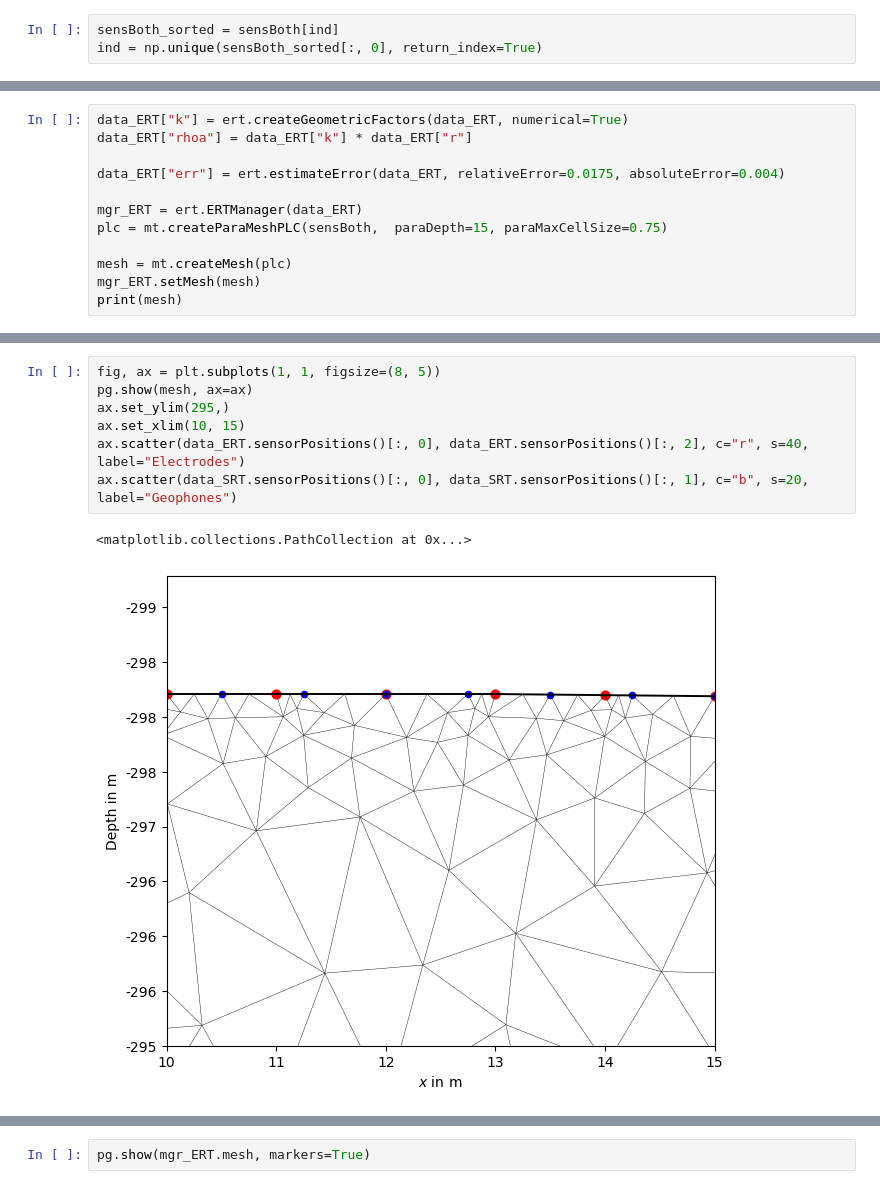
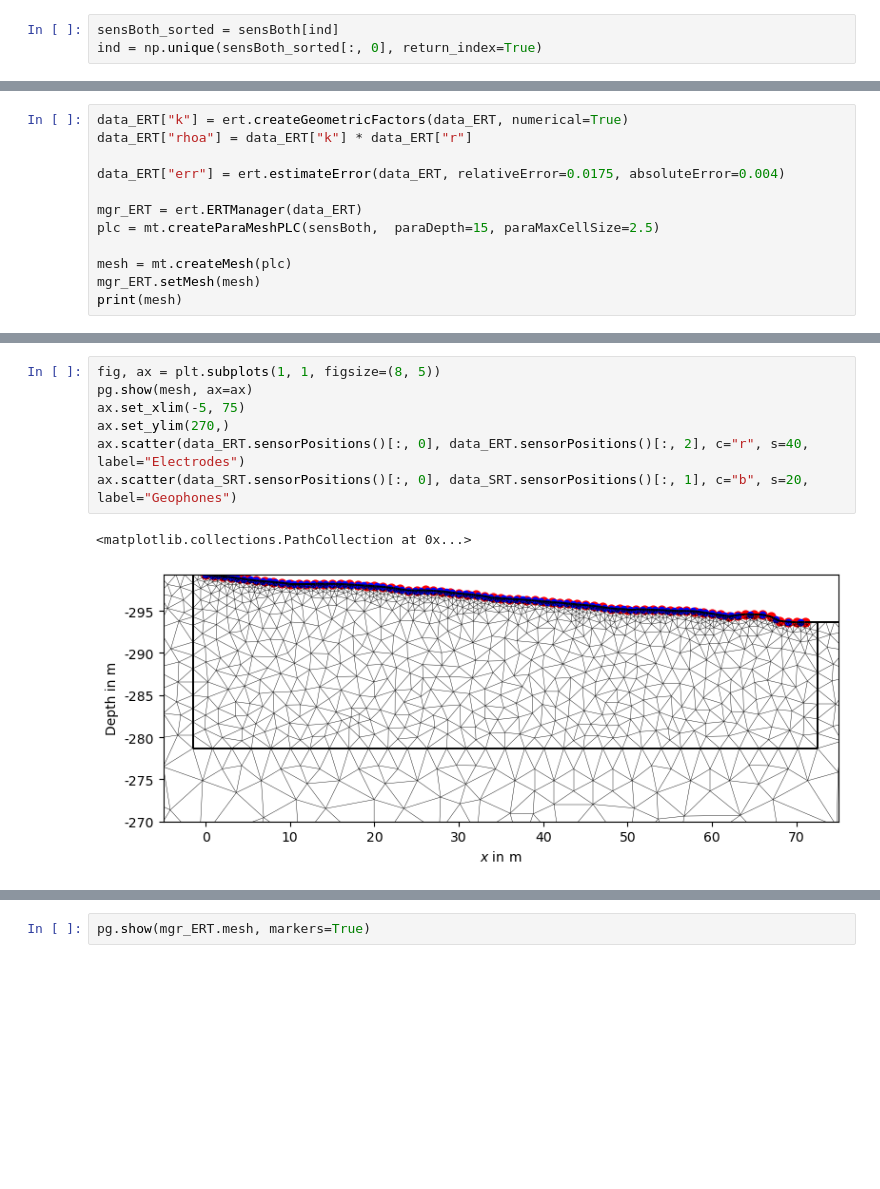
Before and after one commit to gimli-org/nsg26, a Jupyter notebook: 03_joint_inversion/JI_field_data.ipynb, the cells around one changed output, grey strips where cells are left out. Cells and saved outputs as stored; diff of their text form; blank space fills up the shorter version.

```diff
--- a/03_joint_inversion/JI_field_data.ipynb
+++ b/03_joint_inversion/JI_field_data.ipynb
@@ -51,7 +33,7 @@ data_ERT["rhoa"] = data_ERT["k"] * data_ERT["r"]
 data_ERT["err"] = ert.estimateError(data_ERT, relativeError=0.0175, absoluteError=0.004)
 
 mgr_ERT = ert.ERTManager(data_ERT)
-plc = mt.createParaMeshPLC(sensBoth,  paraDepth=15, paraMaxCellSize=0.75)
+plc = mt.createParaMeshPLC(sensBoth,  paraDepth=15, paraMaxCellSize=2.5)
 
 mesh = mt.createMesh(plc)
 mgr_ERT.setMesh(mesh)
@@ -66,13 +46,13 @@ Mesh: Nodes: 2630 Cells: 4939 Boundaries: 7568
 # %%
 fig, ax = plt.subplots(1, 1, figsize=(8, 5))
 pg.show(mesh, ax=ax)
-ax.set_ylim(295,)
-ax.set_xlim(10, 15)
+ax.set_xlim(-5, 75)
+ax.set_ylim(270,)
 ax.scatter(data_ERT.sensorPositions()[:, 0], data_ERT.sensorPositions()[:, 2], c="r", s=40, label="Electrodes")
 ax.scatter(data_SRT.sensorPositions()[:, 0], data_SRT.sensorPositions()[:, 1], c="b", s=20, label="Geophones")
 # %% [output]
 <matplotlib.collections.PathCollection at 0x...>
-[figure, old version]
+[figure, new version]
 # %%
 invArgs = dict(lam = 45, robustData=False, blockyModel=False, verbose=True)
 
```
Also changed, not shown: parts of 11 cells of this notebook.
